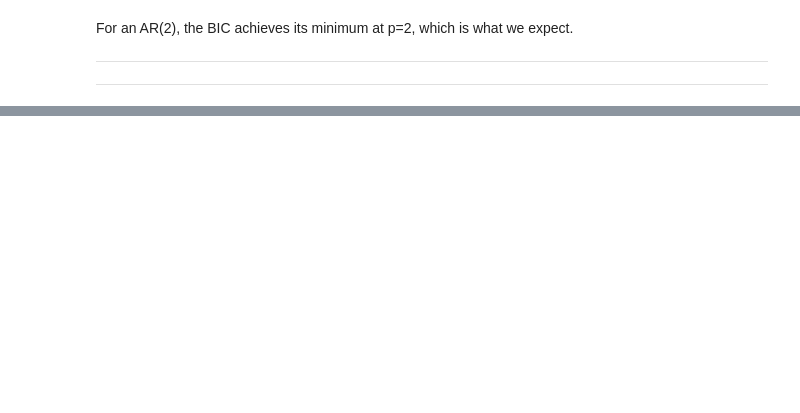
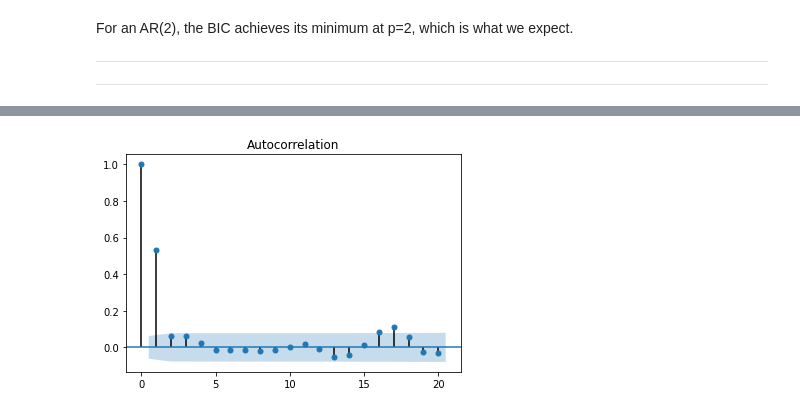
Before and after one commit to pratikgujral/Time-Series-Analysis-Tutorials, a Jupyter notebook: Time_Series_Analysis_in_Python.ipynb, the cells around one changed output, grey strips where cells are left out. Saved outputs shown, nothing was run; the diff lists cells and outputs as text; code cells hidden in the pictures; blank space fills up the shorter version.

```diff
--- a/Time_Series_Analysis_in_Python.ipynb
+++ b/Time_Series_Analysis_in_Python.ipynb
@@ -2072,0 +2142,6 @@ For an AR(2), the BIC achieves its minimum at p=2, which is what we expect.
+# %%
+# Plot 2: MA parameter = 0.9
+plot_acf(simulated_data_2, lags=20)
+plt.show()
+# %% [output]
+[figure, added]
```
Also changed, not shown: parts of 47 cells of this notebook.
